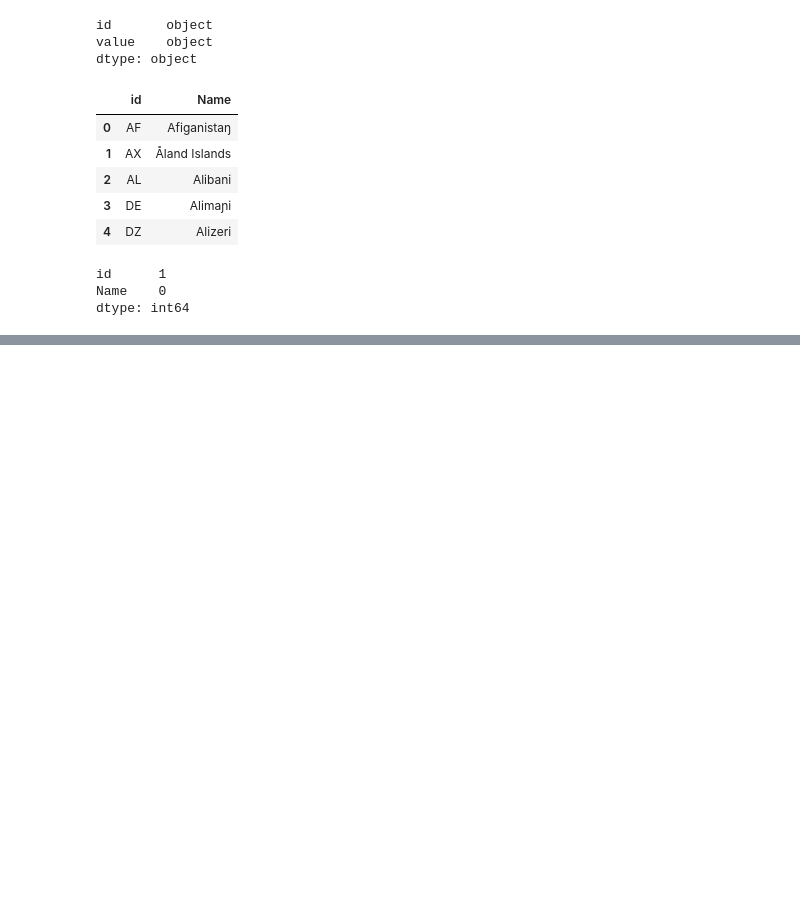
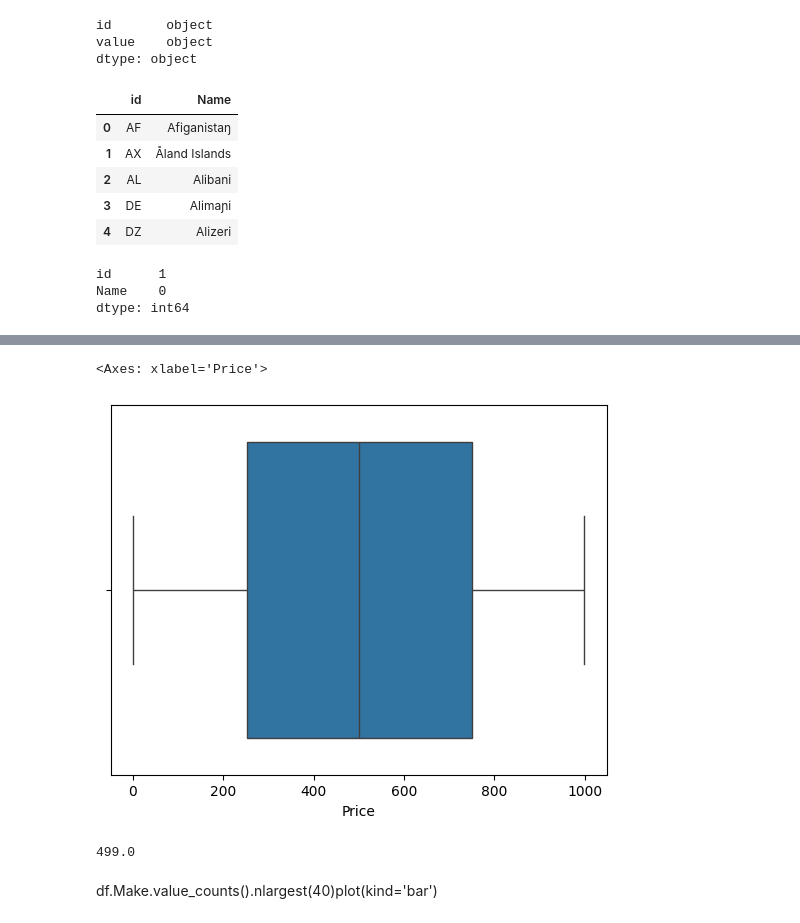
Before and after one commit to ESET0129/BASIC-TECHNICAL-TRAINING, a Jupyter notebook: Python/exploratory_data_analysis.ipynb, the cells around one changed output, grey strips where cells are left out. Saved outputs shown, nothing was run; the diff lists cells and outputs as text; code cells hidden in the pictures; blank space fills up the shorter version.

```diff
--- a/Python/exploratory_data_analysis.ipynb
+++ b/Python/exploratory_data_analysis.ipynb
@@ -280,0 +326,7 @@ dtype: int64
+# %%
+df=pd.read_csv("products.csv")
+# %%
+sns.boxplot(x=df['Price'])
+# %% [output]
+<Axes: xlabel='Price'>
+[figure, added]
@@ -280,0 +335,7 @@ dtype: int64
+# %%
+q1 = df['Price'].quantile(0.25)
+q3 = df['Price'].quantile(0.75)
+IQR = q3 - q1
+print(IQR)
+# %% [output]
+499.0
@@ -280,0 +344,2 @@ dtype: int64
+# %% [markdown]
+df.Make.value_counts().nlargest(40)plot(kind='bar')
```
Also changed, not shown: parts of 14 cells of this notebook, 2 other files.
